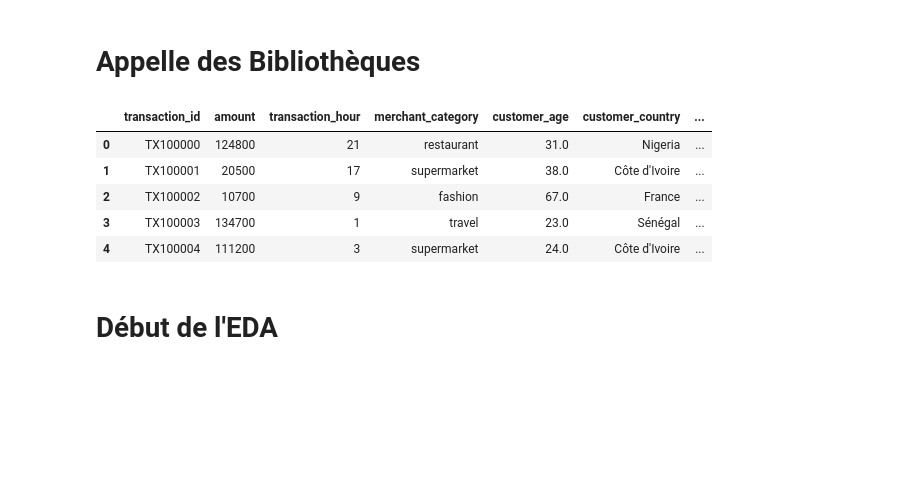
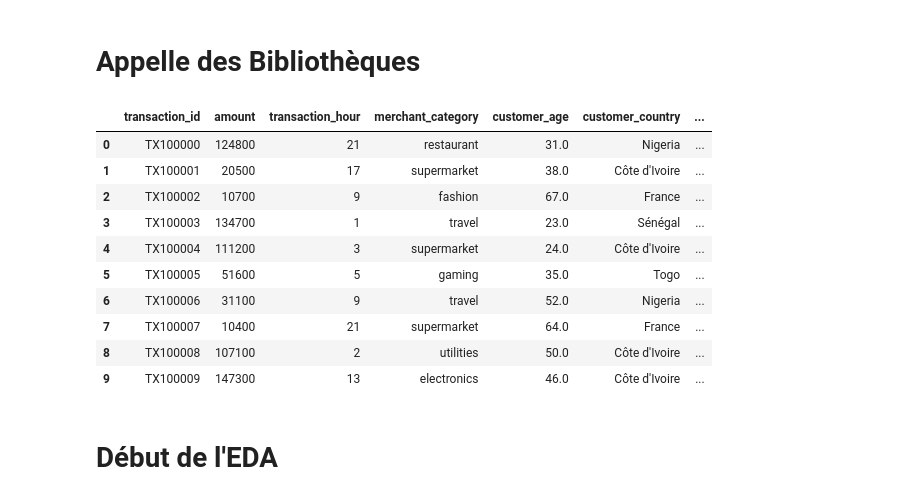
Before and after one commit to the-spot1509/repo_odc, a Jupyter notebook: projet1.ipynb, the cells around one changed output. Drawn from its saved outputs; the diff is of its cells as text; code cells hidden in the pictures; blank space fills up the shorter version.

```diff
--- a/projet1.ipynb
+++ b/projet1.ipynb
@@ -3,21 +3,36 @@
 # %%
 %matplotlib inline
 import pandas as pd
 import numpy as np
 import seaborn as sns
 import matplotlib.pyplot as plt
 from fastapi import FastAPI
 from pydantic import BaseModel
+from sklearn.model_selection import train_test_split, RandomizedSearchCV
+from sklearn.preprocessing import StandardScaler
+from sklearn.pipeline import Pipeline
+from sklearn.compose import ColumnTransformer
+from sklearn.preprocessing import OneHotEncoder
+from sklearn.impute import SimpleImputer
+from sklearn.ensemble import RandomForestClassifier
+from sklearn.linear_model import LogisticRegression
+from sklearn.metrics import confusion_matrix, classification_report
+
 
 df= pd.read_csv('dataset_transactions_fraude_5000.csv')
-df.head()
+df.head(10)
 # %% [output]
 |  | transaction_id | amount | transaction_hour | merchant_category | customer_age | customer_country | ... |
 | 0 | TX100000 | 124800 | 21 | restaurant | 31.0 | Nigeria | ... |
 | 1 | TX100001 | 20500 | 17 | supermarket | 38.0 | Côte d'Ivoire | ... |
 | 2 | TX100002 | 10700 | 9 | fashion | 67.0 | France | ... |
 | 3 | TX100003 | 134700 | 1 | travel | 23.0 | Sénégal | ... |
 | 4 | TX100004 | 111200 | 3 | supermarket | 24.0 | Côte d'Ivoire | ... |
+| 5 | TX100005 | 51600 | 5 | gaming | 35.0 | Togo | ... |
+| 6 | TX100006 | 31100 | 9 | travel | 52.0 | Nigeria | ... |
+| 7 | TX100007 | 10400 | 21 | supermarket | 64.0 | France | ... |
+| 8 | TX100008 | 107100 | 2 | utilities | 50.0 | Côte d'Ivoire | ... |
+| 9 | TX100009 | 147300 | 13 | electronics | 46.0 | Côte d'Ivoire | ... |
 # %% [markdown]
 # Début de l'EDA
 # %% [markdown]
```
Also changed, not shown: parts of 16 cells of this notebook, 8 other files.
